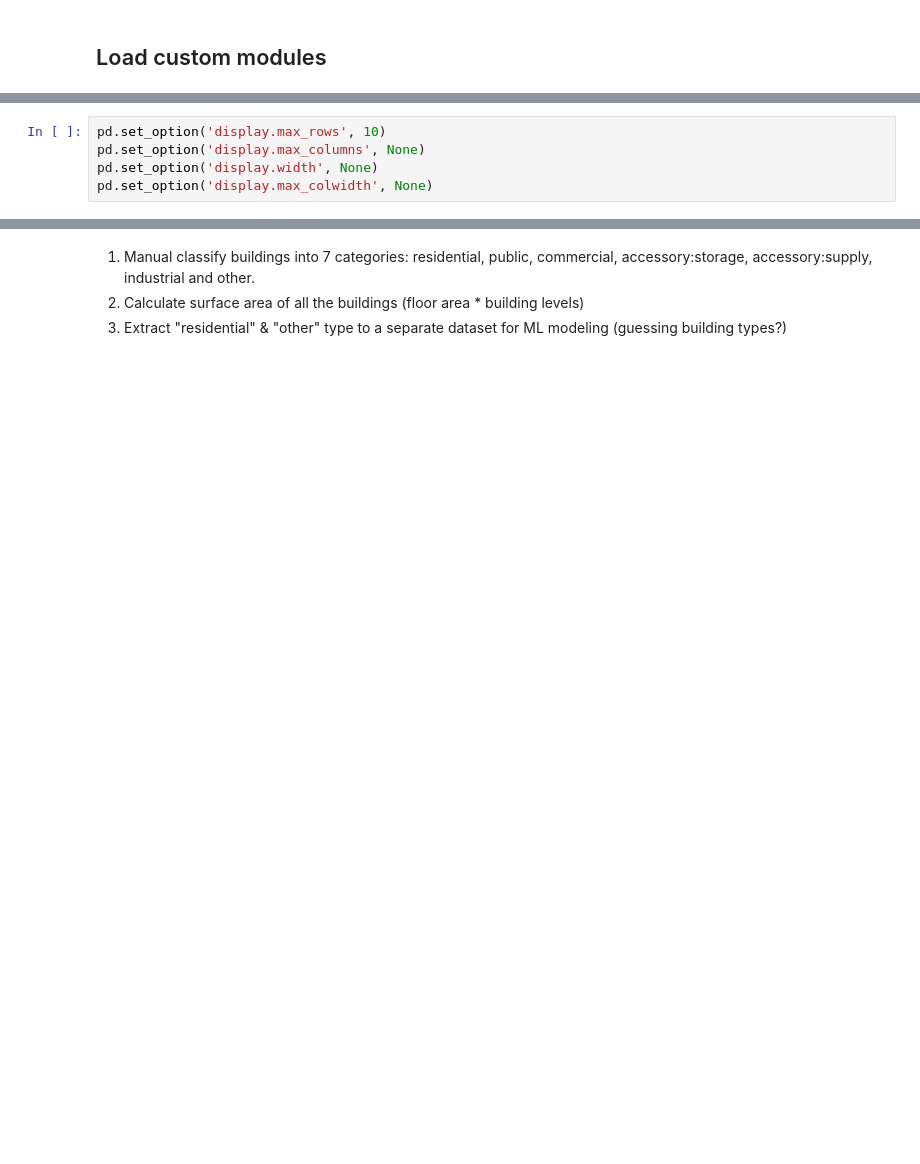
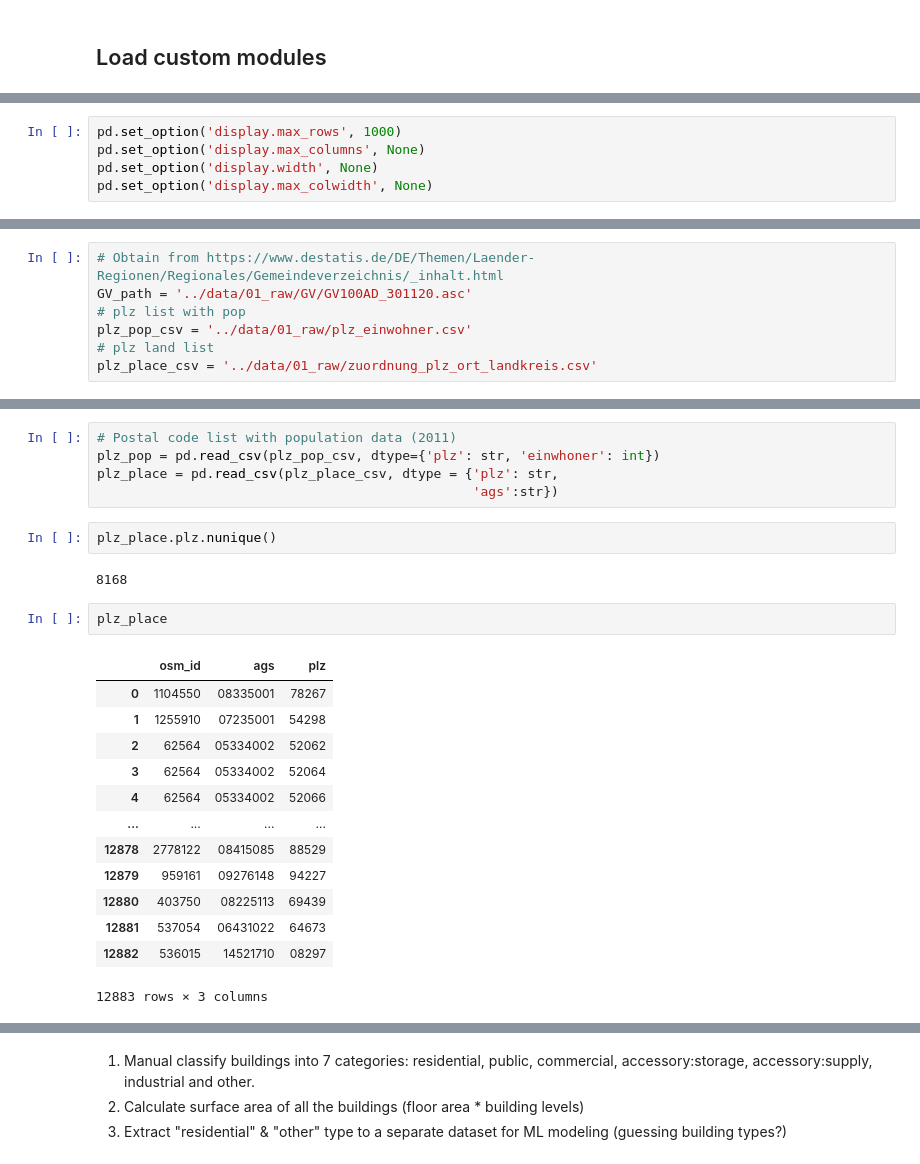
Before and after one commit to o0oBluePhoenixo0o/CheapAtlas, a Jupyter notebook: notebooks/2_data_preparation.ipynb, the cells around one changed output, grey strips where cells are left out. Drawn from its saved outputs; the diff is of its cells as text; blank space fills up the shorter version.

Commit message:
Complete data_acquisition & data_preparation pipeline

```diff
--- a/notebooks/2_data_preparation.ipynb
+++ b/notebooks/2_data_preparation.ipynb
@@ -24,5 +45,5 @@ timestamp = datetime.now().strftime("%d%m%y")
 # %%
-pd.set_option('display.max_rows', 10)
+pd.set_option('display.max_rows', 1000)
 pd.set_option('display.max_columns', None)
 pd.set_option('display.width', None)
 pd.set_option('display.max_colwidth', None)
@@ -28,0 +52,7 @@ pd.set_option('display.max_colwidth', None)
+# %%
+# Obtain from https://www.destatis.de/DE/Themen/Laender-Regionen/Regionales/Gemeindeverzeichnis/_inhalt.html
+GV_path = '../data/01_raw/GV/GV100AD_301120.asc'
+# plz list with pop
+plz_pop_csv = '../data/01_raw/plz_einwohner.csv'
+# plz land list
+plz_place_csv = '../data/01_raw/zuordnung_plz_ort_landkreis.csv'
@@ -28,0 +109,25 @@ pd.set_option('display.max_colwidth', None)
+# %%
+# Postal code list with population data (2011)
+plz_pop = pd.read_csv(plz_pop_csv, dtype={'plz': str, 'einwhoner': int})
+plz_place = pd.read_csv(plz_place_csv, dtype = {'plz': str,
+                                                'ags':str})
+# %%
+plz_place.plz.nunique()
+# %% [output]
+8168
+# %%
+plz_place
+# %% [output]
+|  | osm_id | ags | plz |
+| 0 | 1104550 | 08335001 | 78267 |
+| 1 | 1255910 | 07235001 | 54298 |
+| 2 | 62564 | 05334002 | 52062 |
+| 3 | 62564 | 05334002 | 52064 |
+| 4 | 62564 | 05334002 | 52066 |
+| ... | ... | ... | ... |
+| 12878 | 2778122 | 08415085 | 88529 |
+| 12879 | 959161 | 09276148 | 94227 |
+| 12880 | 403750 | 08225113 | 69439 |
+| 12881 | 537054 | 06431022 | 64673 |
+| 12882 | 536015 | 14521710 | 08297 |
+12883 rows × 3 columns
```
Also changed, not shown: parts of 60 cells of this notebook, 15 other files.
